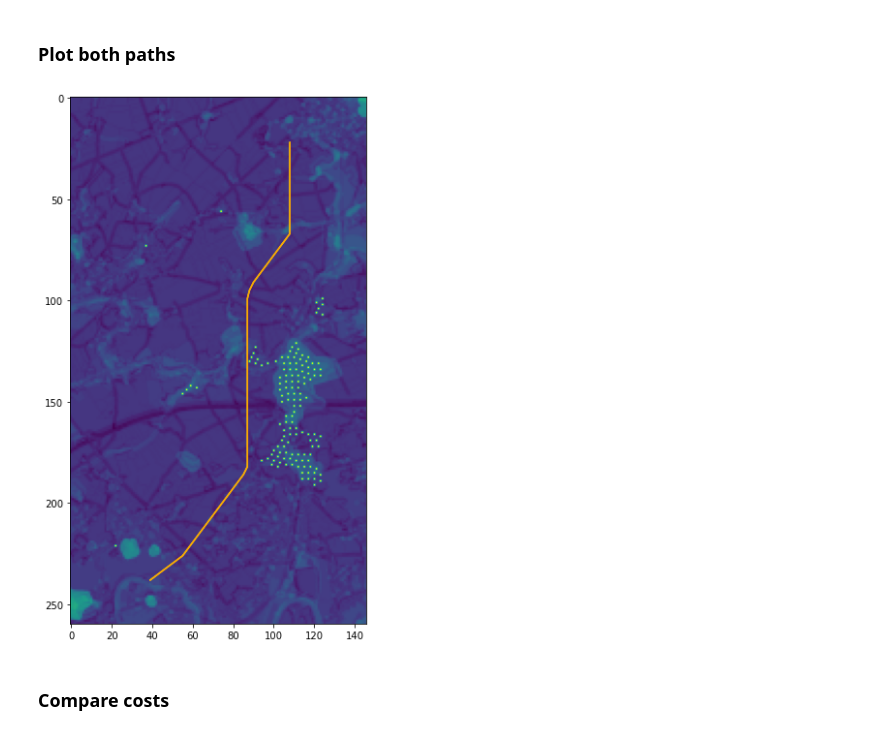
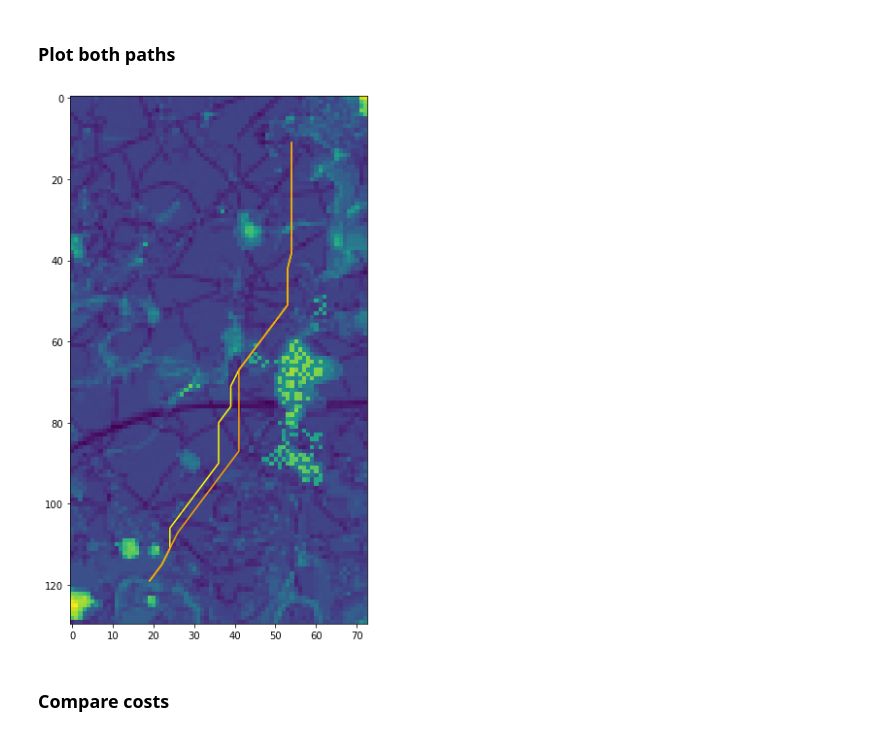
Before and after one commit to NinaWie/PowerPlanner, a Jupyter notebook: notebooks/DAG_SP.ipynb, the cells around one changed output. Saved outputs shown, nothing was run; the diff lists cells and outputs as text; code cells hidden in the pictures.

```diff
--- a/notebooks/DAG_SP.ipynb
+++ b/notebooks/DAG_SP.ipynb
@@ -13,7 +14,7 @@ with open(instance_path, "rb") as infile:
     data = pickle.load(infile)
 (instance, instance_corr, start_inds, dest_inds) = data.data
 # %%
-FACTOR_ALL = 1
+FACTOR_ALL = 2
 test_example = rescale(np.sum(instance, 0), FACTOR_ALL)
 # %%
 plt.imshow(test_example)
@@ -28,8 +29,6 @@ weights = [0.5,0.5]
 start_inds = start_inds//FACTOR_ALL
 dest_inds = dest_inds//FACTOR_ALL
 test_example = normalize(test_example)+0.1
-# %%
-shifts = get_half_donut(3,5, dest_inds-start_inds, angle_max = 0.5*np.pi)
 # %%
 def shift_surface(costs, shift, fill_val = np.inf):
     """
@@ -93,7 +62,7 @@ don_lis = get_lg_donut(3,5,dest_inds-start_inds, min_angle=np.pi/4)
 # %%
 def compute_dists(n_iters, shifts, test_example, start_inds, dest_inds, weights = [0.5, 1]):
     # weights = [0.5,0.5]
-    min_angle= 1 * np.pi / 4 # TODO
+    min_angle= np.pi / 4 # TODO
 
     fill_val = np.inf
     # one iteration
@@ -111,7 +80,10 @@ def compute_dists(n_iters, shifts, test_example, start_inds, dest_inds, weights
         angles_all[i] = [angle(s, shifts[i]) for s in shifts]
     angles_all = angles_all/min_angle
     angles_all[angles_all>1] = np.inf
-
+    # print(angles_all)
+    times_cs = []
+    times_together = []
+    times_chosen = []
     for j in range(n_iters):
         for i in range(len(shifts)): # 10,11): #
             # i = 10
@@ -120,6 +92,8 @@ def compute_dists(n_iters, shifts, test_example, start_inds, dest_inds, weights
             curr_shift = shifts[i]
 
             angles = angles_all[i]
+
+            ticcs = time.time()
             # shift dists by this shift
             # todo: avoid swaping dimenions each time
             cost_switched = np.moveaxis(dists, 0, -1)
@@ -127,6 +101,7 @@ def compute_dists(n_iters, shifts, test_example, start_inds, dest_inds, weights
             costs_shifted = shift_surface(
                 cost_switched, curr_shift
             )
+            times_cs.append(time.time() - ticcs)
             # costs_shifted[costs_shifted==0] = fill_val
 
             # POSSIBLE BUT not necessary!
@@ -143,11 +118,13 @@ def compute_dists(n_iters, shifts, test_example, start_inds, dest_inds, weights
             #     for l in range(x_len):
             #         for m in range(y_len):
             #             together[k,l,m] = costs_shifted[k,l,m] + angles[k] * angle_weight + test_example[l,m]* resistance_weight
-
+            tic_together = time.time()
             angle_cost = angle_weight *  angles
             together = np.moveaxis(costs_shifted + angle_cost, -1, 0) + test_example * resistance_weight
             # 28 x 10 x 10 + 28 angles + 10 x 10
+            times_together.append(time.time() - tic_together)
 
+            tic_chosen = time.time()
             weighted_costs_shifted = np.min(together, axis=0)
 
             # if j==8 and i==16:
@@ -173,15 +150,17 @@ def compute_dists(n_iters, shifts, test_example, start_inds, dest_inds, weights
             # temp[changed_ones>0] = argmin_together[changed_ones>0]
             # dists_argmin[i] = temp
             dists_argmin[i, changed_ones>0] = argmin_together[changed_ones>0]
+            times_chosen = time.time() - tic_chosen
 
             dists[i] = np.min(concat, axis=0)
             # print("-------------")
     assert(np.all(dists_argmin<np.inf))
+    print(np.mean(times_cs), np.mean(times_together), np.mean(times_chosen))
     print("opt", np.min(dists[:, dest_inds[0], dest_inds[1]]))
 
     return dists, dists_argmin
 
-def get_path_from_dists(dists, dists_argmin, test_example):
+def get_path_from_dists(dists, dists_argmin, start_inds, dest_inds, test_example):
     if not np.any(dists[:, dest_inds[0], dest_inds[1]] < np.inf):
         raise RuntimeWarning("empty path")
         return [], []
@@ -202,12 +181,18 @@ def get_path_from_dists(dists, dists_argmin, test_example):
     return my_path, path_costs
 
 # def my_path_computation(n_iters, shifts, test_example, start_inds, dest_inds, weights = [0.5, 1]):
-dists, dists_argmin = compute_dists(50, shifts, example2, start_inds, dest_inds, weights = [0.5,0.5])
+shifts_ba = get_half_donut(3,5, start_inds-dest_inds, angle_max = 0.5*np.pi)
+shifts_ab = get_half_donut(3,5, dest_inds-start_inds, angle_max = 0.5*np.pi)
+dists_ba, dists_argmin_ba = compute_dists(50, shifts_ba, test_example, dest_inds, start_inds, weights = [0.1,0.9])
+dists_ab, dists_argmin_ab = compute_dists(50, shifts_ab, test_example, start_inds, dest_inds, weights = [0.1,0.9])
 # plt.imshow(np.min(dists, axis=0))
 # plt.colorbar()
 # plt.show()
-my_path, path_costs = get_path_from_dists(dists, dists_argmin, test_example)
-my_path = np.flip(np.asarray(my_path), axis=0) # # np.flip(np.array(my_path), axis=0)
-my_path_costs = np.flip(np.asarray(path_costs), axis=0) # np.flip(np.array(path_costs), axis=0)
+
+path_ba, _ = get_path_from_dists(dists_ba, dists_argmin_ba, dest_inds, start_inds, test_example)
+path_ab, _ = get_path_from_dists(dists_ab, dists_argmin_ab, start_inds, dest_inds, test_example)
+
+# my_path = np.flip(np.asarray(my_path), axis=0) # # np.flip(np.array(my_path), axis=0)
+# my_path_costs = np.flip(np.asarray(path_costs), axis=0) # np.flip(np.array(path_costs), axis=0)
 # return my_path, my_path_costs
 # %% [output]
@@ -336,15 +339,15 @@ mean costs: [0, 0.2659016291107435]
 # %% [markdown]
 ### Plot both paths
 # %%
-path = np.array(path)
-my_path = np.array(my_path)
+path = np.array(path_ba)
+my_path = np.array(path_ab)
 plt.figure(figsize=(20,10))
 plt.imshow(np.swapaxes(test_example,1,0))
 plt.plot(path[:,0], path[:,1],color="yellow")
 plt.plot(my_path[:,0], my_path[:,1], color="orange")
 plt.show()
 # %% [output]
-[figure, old version]
+[figure, new version]
 # %% [markdown]
 ### Compare costs
 # %%
```
Also changed, not shown: parts of 27 cells of this notebook, 19 other files.
